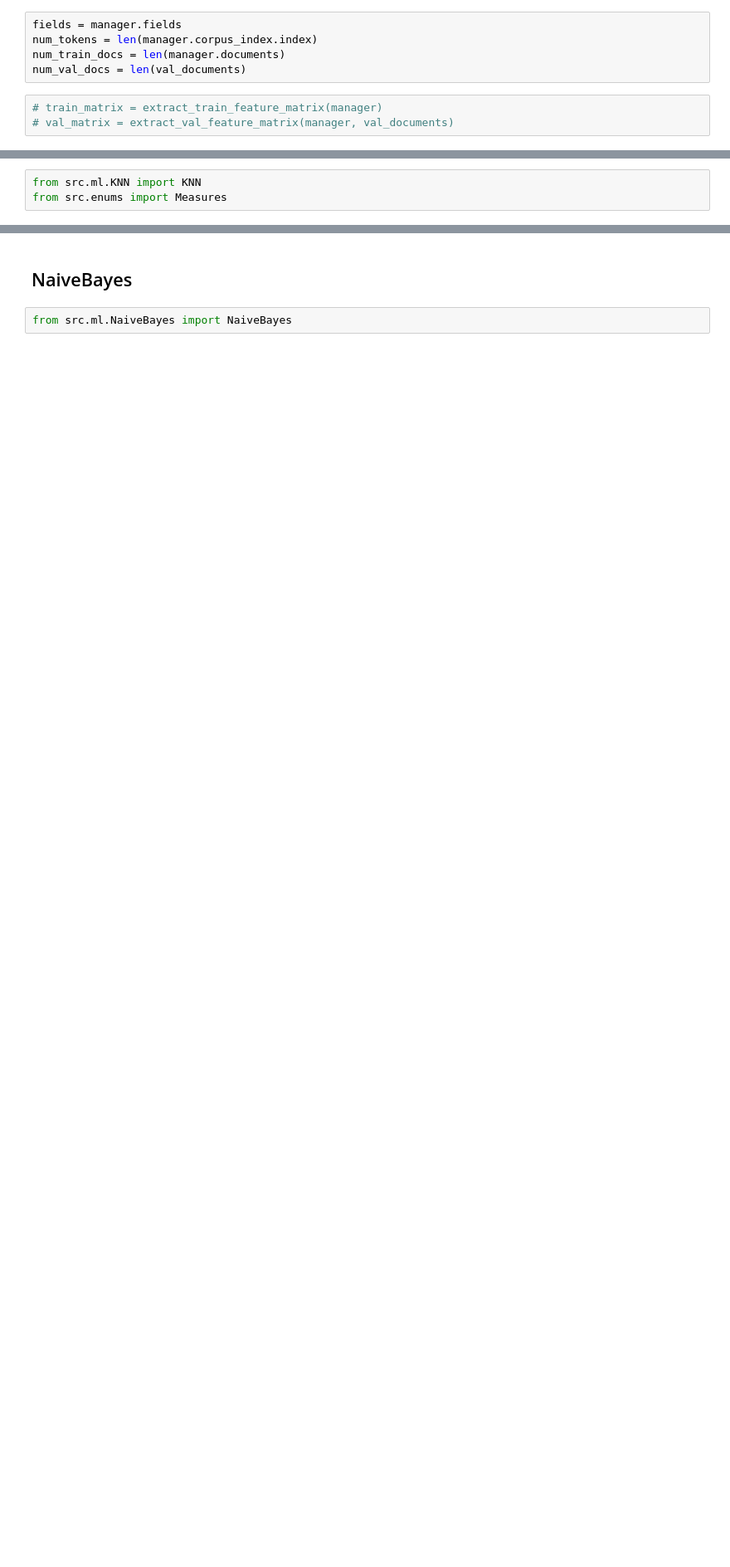
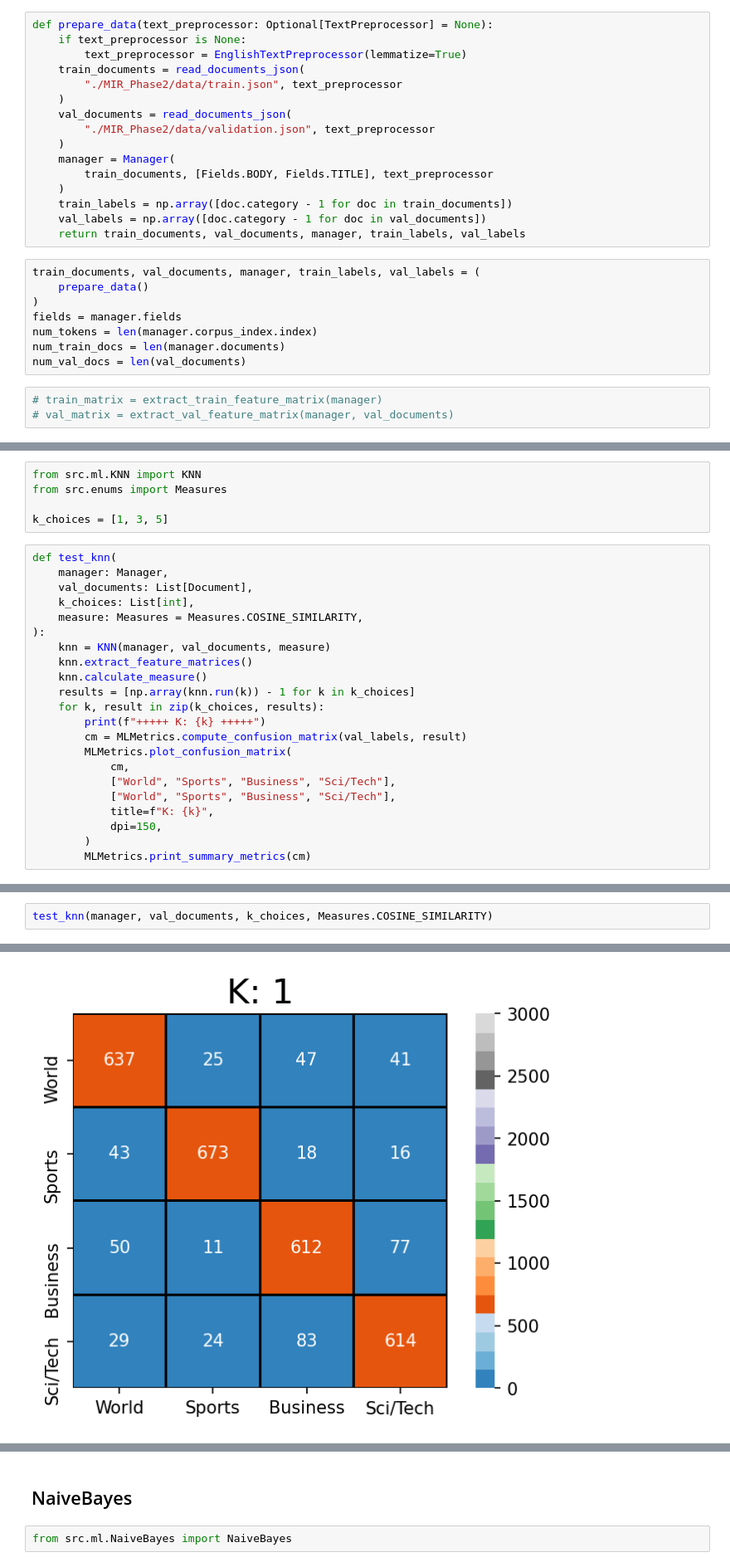
Before and after one commit to SeyedAlirezaFatemi/modern-information-retrieval, a Jupyter notebook: MIR-Project.ipynb, the cells around one changed output, grey strips where cells are left out. Shown: that part at 83% size. Cells and saved outputs as stored; diff of their text form; blank space fills up the shorter version.

```diff
--- a/MIR-Project.ipynb
+++ b/MIR-Project.ipynb
@@ -55,4 +43,23 @@ manager = Manager(
+# %%
+def prepare_data(text_preprocessor: Optional[TextPreprocessor] = None):
+    if text_preprocessor is None:
+        text_preprocessor = EnglishTextPreprocessor(lemmatize=True)
+    train_documents = read_documents_json(
+        "./MIR_Phase2/data/train.json", text_preprocessor
+    )
+    val_documents = read_documents_json(
+        "./MIR_Phase2/data/validation.json", text_preprocessor
+    )
+    manager = Manager(
+        train_documents, [Fields.BODY, Fields.TITLE], text_preprocessor
+    )
+    train_labels = np.array([doc.category - 1 for doc in train_documents])
+    val_labels = np.array([doc.category - 1 for doc in val_documents])
+    return train_documents, val_documents, manager, train_labels, val_labels
 # %%
+train_documents, val_documents, manager, train_labels, val_labels = (
+    prepare_data()
+)
 fields = manager.fields
 num_tokens = len(manager.corpus_index.index)
 num_train_docs = len(manager.documents)
@@ -66,3 +72,27 @@ val_labels = np.array([doc.category - 1 for doc in val_documents])
 # %%
 from src.ml.KNN import KNN
 from src.enums import Measures
+
+k_choices = [1, 3, 5]
+# %%
+def test_knn(
+    manager: Manager,
+    val_documents: List[Document],
+    k_choices: List[int],
+    measure: Measures = Measures.COSINE_SIMILARITY,
+):
+    knn = KNN(manager, val_documents, measure)
+    knn.extract_feature_matrices()
+    knn.calculate_measure()
+    results = [np.array(knn.run(k)) - 1 for k in k_choices]
+    for k, result in zip(k_choices, results):
+        print(f"+++++ K: {k} +++++")
+        cm = MLMetrics.compute_confusion_matrix(val_labels, result)
+        MLMetrics.plot_confusion_matrix(
+            cm,
+            ["World", "Sports", "Business", "Sci/Tech"],
+            ["World", "Sports", "Business", "Sci/Tech"],
+            title=f"K: {k}",
+            dpi=150,
+        )
+        MLMetrics.print_summary_metrics(cm)
@@ -68,0 +101,3 @@ from src.enums import Measures
+# %%
+test_knn(manager, val_documents, k_choices, Measures.COSINE_SIMILARITY)
+# %% [output]
@@ -68,0 +105 @@ from src.enums import Measures
+[figure, added]
```
Also changed, not shown: parts of 23 cells of this notebook.
